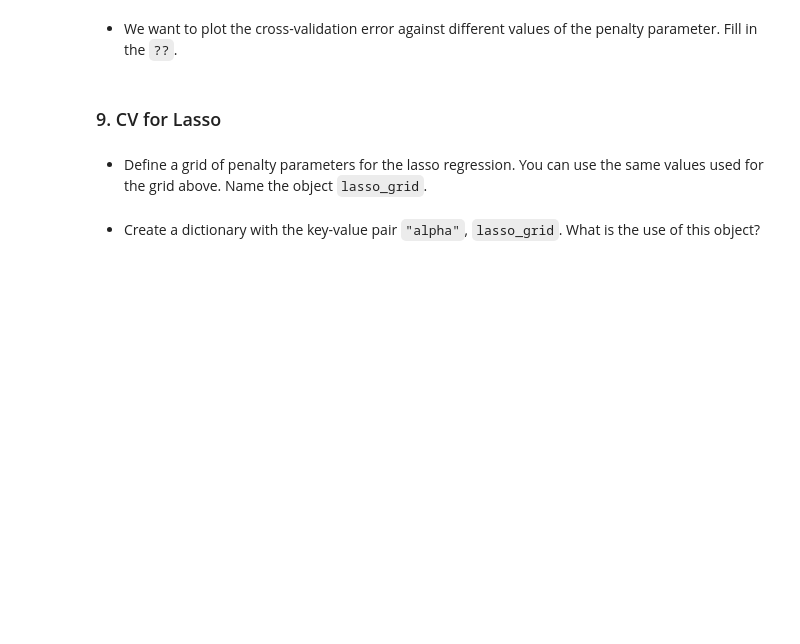
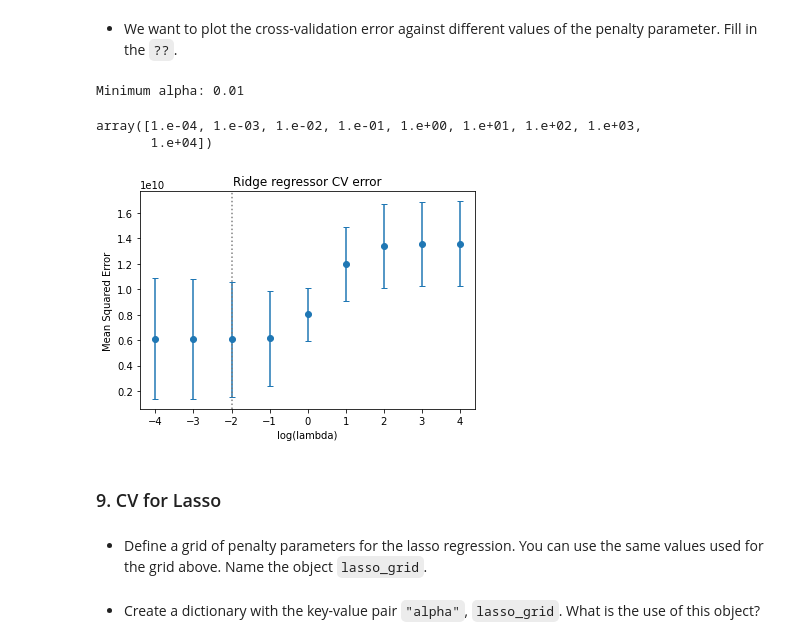
Before and after one commit to victorsamueldaniel/ML, a Jupyter notebook: week_5/Exercise_04.ipynb, the cells around one changed output. Cells and saved outputs as stored; diff of their text form; code cells hidden in the pictures; blank space fills up the shorter version.

```diff
--- a/week_5/Exercise_04.ipynb
+++ b/week_5/Exercise_04.ipynb
@@ -167,2 +256,4 @@ We will use 10-fold cross-validation.
 # %% [markdown]
 * Create a dictionary with the key-value pair `"alpha"`, `ridge_grid`. What is the use of this object?
+# %%
+hyper_parameters={"alpha" : ridge_grid}
@@ -169,4 +262,10 @@ We will use 10-fold cross-validation.
 # %% [markdown]
 * Import the class `GridSearchCV` from `sklearn.model_selection` and use it to instantiate a **cross-validation object** for the ridge regression. Make sure to include the following parameters: `estimator`, `param_grid`, `scoring`, `cv`.
+# %%
+from sklearn.model_selection import GridSearchCV
+ridge_cv=GridSearchCV(estimator=ridge_reg, param_grid=hyper_parameters, scoring="neg_mean_squared_error",
+                       cv=folds)
 # %% [markdown]
 * Run the cross-validation by calling the `fit` method of the **cross-validation object** that you created at the point before.
+# %%
+ridge_cv.fit(x_train,y_train)
@@ -174,22 +296,31 @@ We will use 10-fold cross-validation.
 * We want to plot the cross-validation error against different values of the penalty parameter. Fill in the `??`.
 # %%
 # Choose best model according to 1-se rule
-mean_scores = -??.cv_results_["mean_test_score"]
-std_scores = ??.cv_results_["std_test_score"]
-alphas = ??.cv_results_["param_alpha"].data
+mean_scores = -ridge_cv.cv_results_["mean_test_score"]
+std_scores = ridge_cv.cv_results_["std_test_score"]
+alphas = np.array([k for k in ridge_cv.cv_results_["param_alpha"].data])
 
-best_index = ??
-min_alpha_ridge = ??
+best_index = np.argmin(mean_scores) # index of the alpha with the lowest MSE estimate
+min_alpha_ridge = ridge_grid[best_index]
 print("Minimum alpha:", min_alpha_ridge)
+# %% [output]
+Minimum alpha: 0.01
+# %%
+alphas
+# %% [output]
+array([1.e-04, 1.e-03, 1.e-02, 1.e-01, 1.e+00, 1.e+01, 1.e+02, 1.e+03,
+       1.e+04])
 # %%
-plt.errorbar(x=np.log10(??), y=??, yerr = ??, fmt='o', capsize=3)
+plt.errorbar(x = np.log10(alphas), y = mean_scores, yerr = std_scores, fmt='o', capsize=3)
 
-plt.axvline(np.log10(??), ls='dotted', color="grey")#vertical line at the k yielding minimum CV MSE
+plt.axvline(np.log10(min_alpha_ridge), ls='dotted', color="grey")#vertical line at the k yielding minimum CV MSE
 
 plt.title("Ridge regressor CV error")
 plt.xlabel('log(lambda)')
 plt.ylabel('Mean Squared Error')
 plt.show()
+# %% [output]
+[figure, added]
 # %% [markdown]
 ### 9. CV for Lasso
 # %% [markdown]
```
Also changed, not shown: parts of 21 cells of this notebook, 1 other file.
